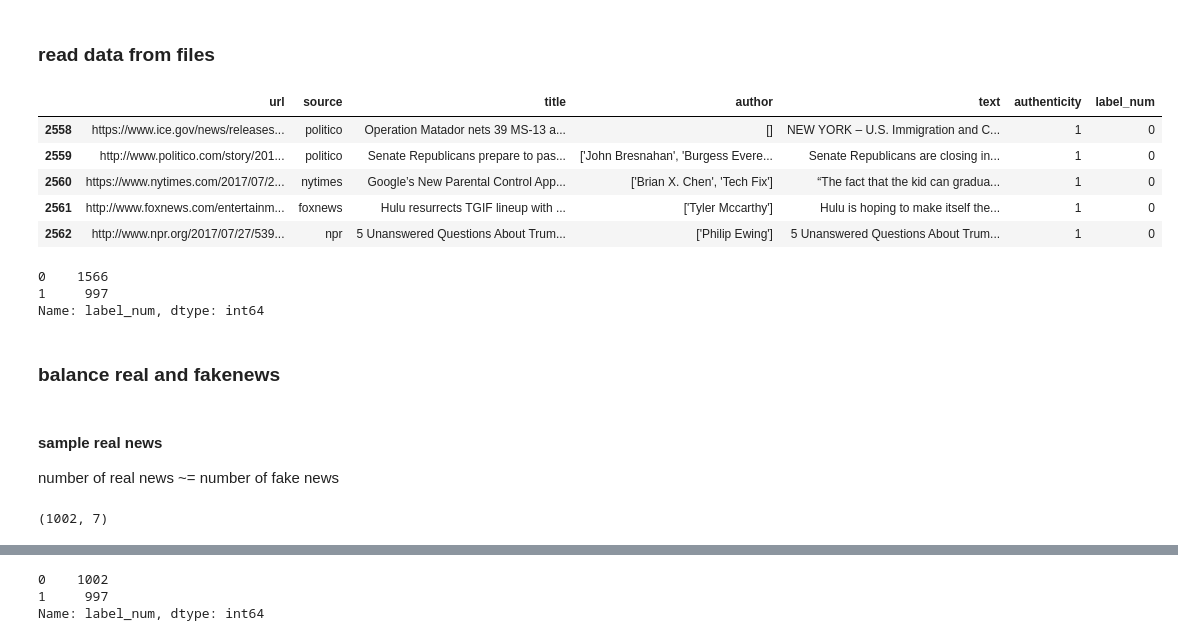
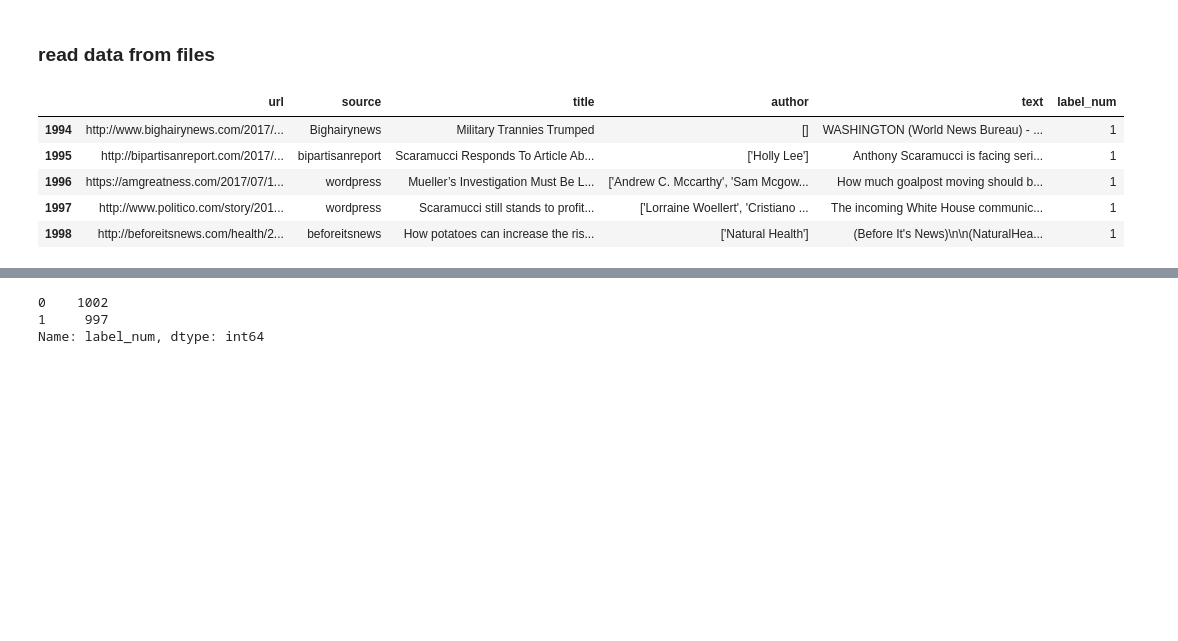
Before and after one commit to Fake-News-Project/Fake-News-Project, a Jupyter notebook: FakeNews_Prediction_NaiveBayes.ipynb, the cells around one changed output, grey strips where cells are left out. Saved outputs shown, nothing was run; the diff lists cells and outputs as text; code cells hidden in the pictures; blank space fills up the shorter version.

```diff
--- a/FakeNews_Prediction_NaiveBayes.ipynb
+++ b/FakeNews_Prediction_NaiveBayes.ipynb
@@ -14,37 +20,17 @@ import newspaper
 # %% [markdown]
 ### read data from files
 # %%
-path = os.path.join('data','merged_data.csv')
-
-news_data = pd.read_csv(path,usecols=[1,2,3,4,5,6])
-news_data['label_num'] = news_data.authenticity.map({1:0,0:1})
-
-news_data.tail()
+path = os.path.join('data', 'balanced_data.csv')
+data_balanced = pd.read_csv(path, usecols=[1,2,3,4,5,7])
+data_balanced.tail()
 # %% [output]
-|  | url | source | title | author | text | authenticity | label_num |
-| 2558 | https://www.ice.gov/news/releases... | politico | Operation Matador nets 39 MS-13 a... | [] | NEW YORK – U.S. Immigration and C... | 1 | 0 |
-| 2559 | http://www.politico.com/story/201... | politico | Senate Republicans prepare to pas... | ['John Bresnahan', 'Burgess Evere... | Senate Republicans are closing in... | 1 | 0 |
-| 2560 | https://www.nytimes.com/2017/07/2... | nytimes | Google’s New Parental Control App... | ['Brian X. Chen', 'Tech Fix'] | “The fact that the kid can gradua... | 1 | 0 |
-| 2561 | http://www.foxnews.com/entertainm... | foxnews | Hulu resurrects TGIF lineup with ... | ['Tyler Mccarthy'] | Hulu is hoping to make itself the... | 1 | 0 |
-| 2562 | http://www.npr.org/2017/07/27/539... | npr | 5 Unanswered Questions About Trum... | ['Philip Ewing'] | 5 Unanswered Questions About Trum... | 1 | 0 |
+|  | url | source | title | author | text | label_num |
+| 1994 | http://www.bighairynews.com/2017/... | Bighairynews | Military Trannies Trumped | [] | WASHINGTON (World News Bureau) - ... | 1 |
+| 1995 | http://bipartisanreport.com/2017/... | bipartisanreport | Scaramucci Responds To Article Ab... | ['Holly Lee'] | Anthony Scaramucci is facing seri... | 1 |
+| 1996 | https://amgreatness.com/2017/07/1... | wordpress | Mueller’s Investigation Must Be L... | ['Andrew C. Mccarthy', 'Sam Mcgow... | How much goalpost moving should b... | 1 |
+| 1997 | http://www.politico.com/story/201... | wordpress | Scaramucci still stands to profit... | ['Lorraine Woellert', 'Cristiano ... | The incoming White House communic... | 1 |
+| 1998 | http://beforeitsnews.com/health/2... | beforeitsnews | How potatoes can increase the ris... | ['Natural Health'] | (Before It's News)\n\n(NaturalHea... | 1 |
 # %%
 # drop a column
 #news_data.drop(['authenticity'], axis = 1, inplace = True)
 #news_data.head()
-# %%
-news_data.label_num.value_counts()
-# %% [output]
-0    1566
-1     997
-Name: label_num, dtype: int64
-# %% [markdown]
-### balance real and fakenews
-# %% [markdown]
-#### sample real news
-number of real news ~= number of fake news
-# %%
-data_balanced_realnews = news_data[news_data.label_num==0]
-data_balanced_realnews = data_balanced_realnews.sample(frac=0.64)
-data_balanced_realnews.shape
-# %% [output]
-(1002, 7)
```
Also changed, not shown: parts of 46 cells of this notebook, 1 other file.
